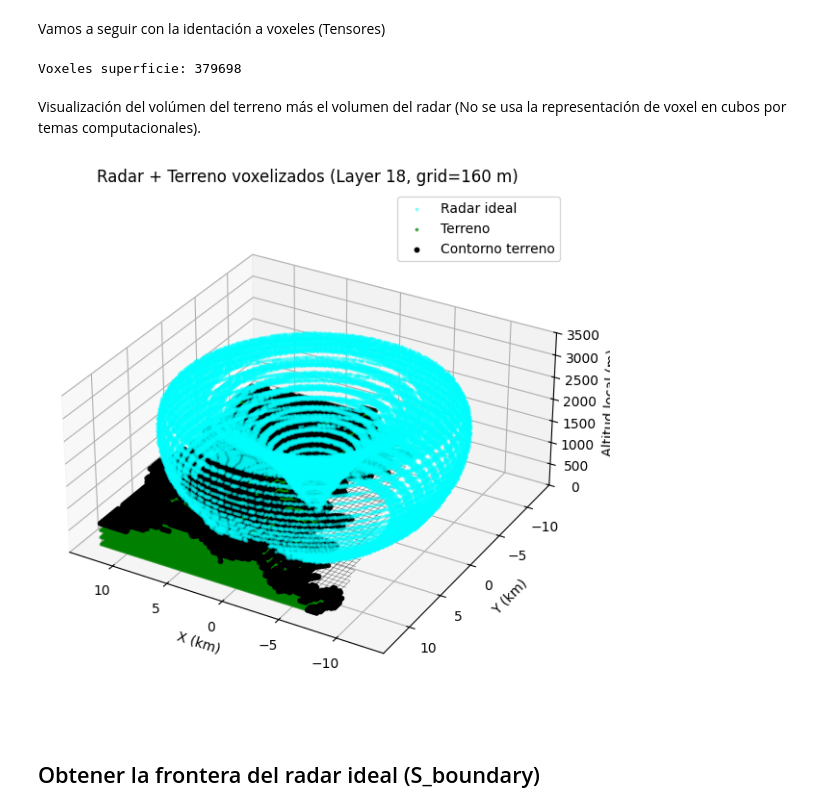
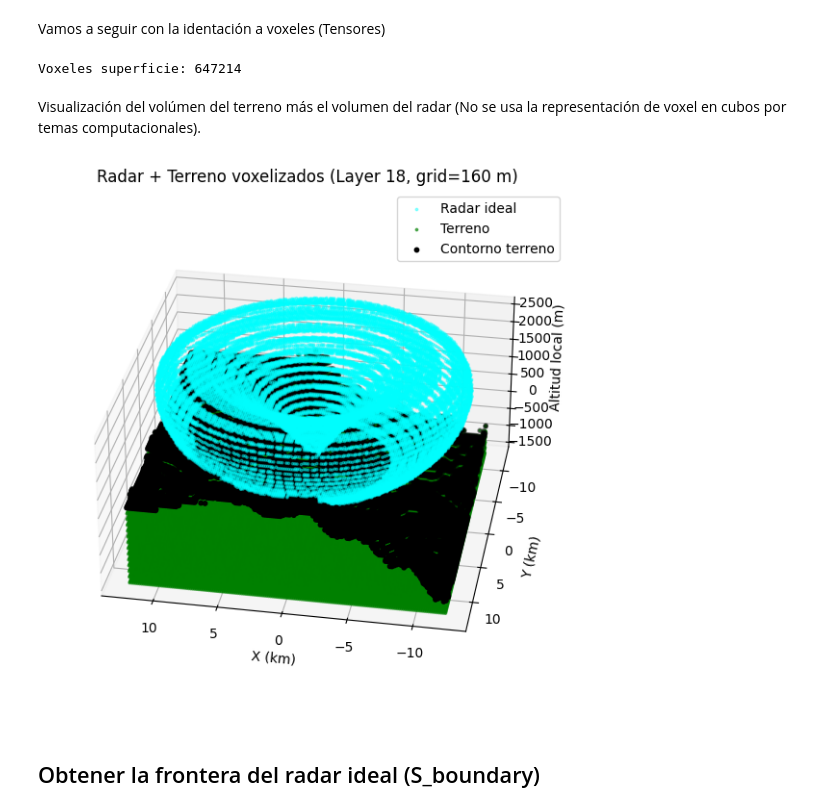
Before and after one commit to prm2419/Radar_coverage_with_DEM, a Jupyter notebook: Pruebas_tensores.ipynb, the cells around one changed output. Saved outputs shown, nothing was run; the diff lists cells and outputs as text; code cells hidden in the pictures.

```diff
--- a/Pruebas_tensores.ipynb
+++ b/Pruebas_tensores.ipynb
@@ -171,7 +174,9 @@ def pad_to_grid(min_val, max_val, gs):
 # calcular bounding box en metros
 xmin, xmax = pad_to_grid(x_flat.min(), x_flat.max(), grid_size)
 ymin, ymax = pad_to_grid(y_flat.min(), y_flat.max(), grid_size)
-zmin, zmax = pad_to_grid(z_flat.min(), z_flat.max(), grid_size)
+# zmin, zmax = pad_to_grid(z_flat.min(), z_flat.max(), grid_size)
+zmin = min(np.min(z), np.min(z_terrain_local))
+zmax = max(np.max(z), np.max(z_terrain_local))
 
 print("Bounding box (m):")
 print("x:", xmin, ";",xmax)
@@ -354,7 +356,7 @@ print("Voxeles superficie:", len(ix))
 for i, j, k in zip(ix, iy, iz):
     grid_flags[i, j, :k+1] = 3
 # %% [output]
-Voxeles superficie: 379698
+Voxeles superficie: 647214
 # %% [markdown]
 Visualización del volúmen del terreno más el volumen del radar (No se usa la representación de voxel en cubos por temas computacionales).
 # %%
@@ -389,36 +391,36 @@ for x, y, z in zip(Xc_t, Yc_t, Zc_t):
 Xc_cont = np.array([k[0] for k in terrain_top.keys()]) # coordenadas X únicas centro del contorno
 Yc_cont = np.array([k[1] for k in terrain_top.keys()]) # coordenadas Y únicas centro del contorno
 Zc_cont = np.array(list(terrain_top.values())) # alturas del centro del contorno
 
 ax.scatter(Xc_cont/1000.0, Yc_cont/1000.0, Zc_cont, s=10, c='black', marker='o', label='Contorno terreno')
 
 # Rejilla para wireframe - interpolación
 xi = np.linspace(Xc_t.min(), Xc_t.max(), 100)
 yi = np.linspace(Yc_t.min(), Yc_t.max(), 100)
 Xi, Yi = np.meshgrid(xi, yi)
 
 # Interpolación de alturas
 Zi = griddata((Xc_t, Yc_t), Zc_t, (Xi, Yi), method='linear')
 
 # Dibujar wireframe
 ax.plot_wireframe(Xi/1000.0, Yi/1000.0, Zi, color='black', linewidth=0.4, alpha=0.5)
 
 # Ajustar escala Z para que no se aplaste visualmente
-ax.set_zlim(0, 3500)
+ax.set_zlim(zmin, zmax)
 ax.set_box_aspect((1, 1, 0.5))   # comprime el eje Z a la mitad
 
 ax.set_xlabel("X (km)")
 ax.set_ylabel("Y (km)")
 ax.set_zlabel("Altitud local (m)")
 ax.set_title(f"Radar + Terreno voxelizados (Layer {layer}, grid={grid_size:.0f} m)")
 
 #angulo de vista inicial
-ax.view_init(elev=30, azim=120)
+ax.view_init(elev=30, azim=100)
 
 ax.legend()
 plt.show()
 # %% [output]
-[figure, old version]
+[figure, new version]
 # %% [markdown]
 ## Obtener la frontera del radar ideal (S_boundary)
 # %%
```
Also changed, not shown: parts of 6 cells of this notebook.
